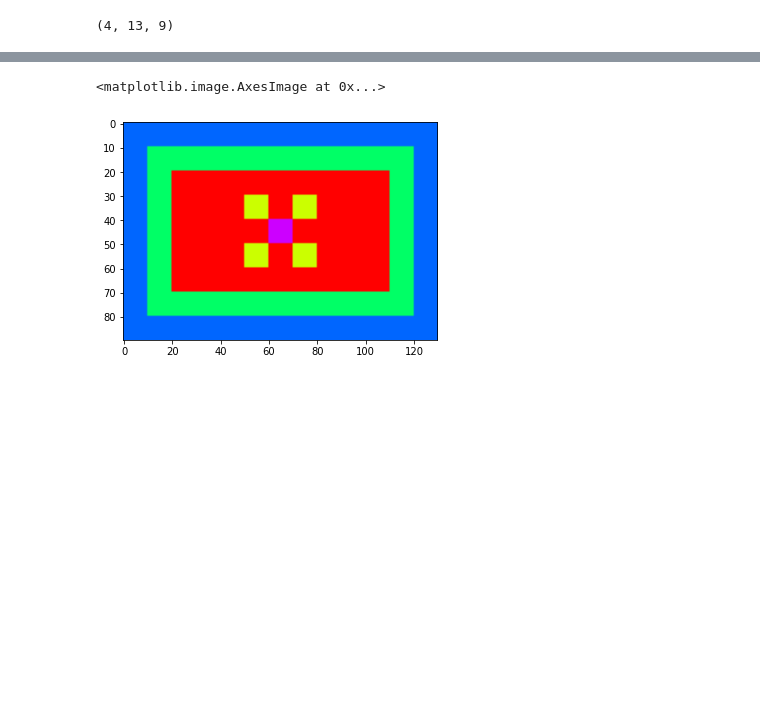
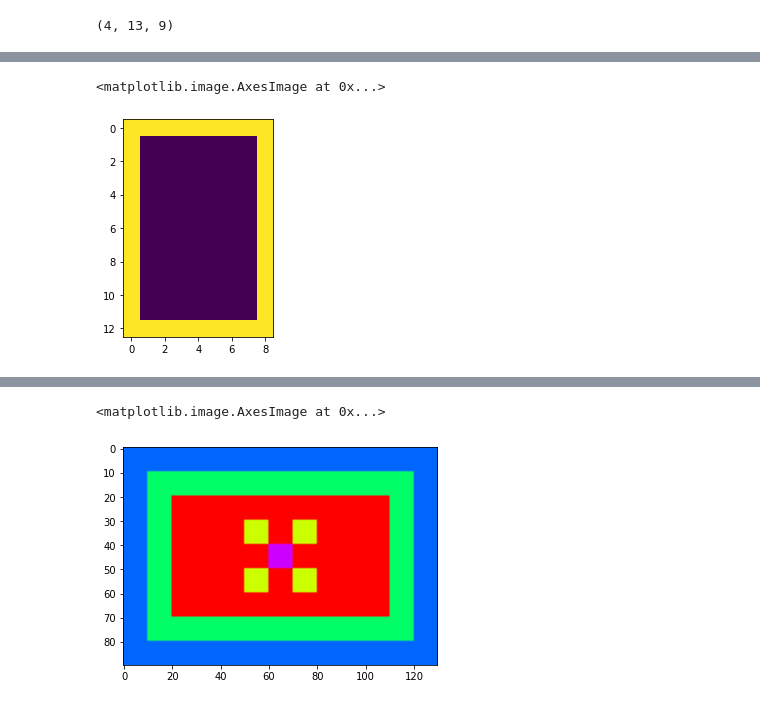
Before and after one commit to Akhilez/ml_gallery, a Jupyter notebook: ml_py/app/rl/dqn/tmp.ipynb, the cells around one changed output, grey strips where cells are left out. Drawn from its saved outputs; the diff is of its cells as text; code cells hidden in the pictures; blank space fills up the shorter version.

```diff
--- a/ml_py/app/rl/dqn/tmp.ipynb
+++ b/ml_py/app/rl/dqn/tmp.ipynb
@@ -15,0 +32,5 @@ state.shape
+# %%
+plt.imshow(state[2])
+# %% [output]
+<matplotlib.image.AxesImage at 0x...>
+[figure, added]
```
Also changed, not shown: parts of 6 cells of this notebook, 2 other files.
